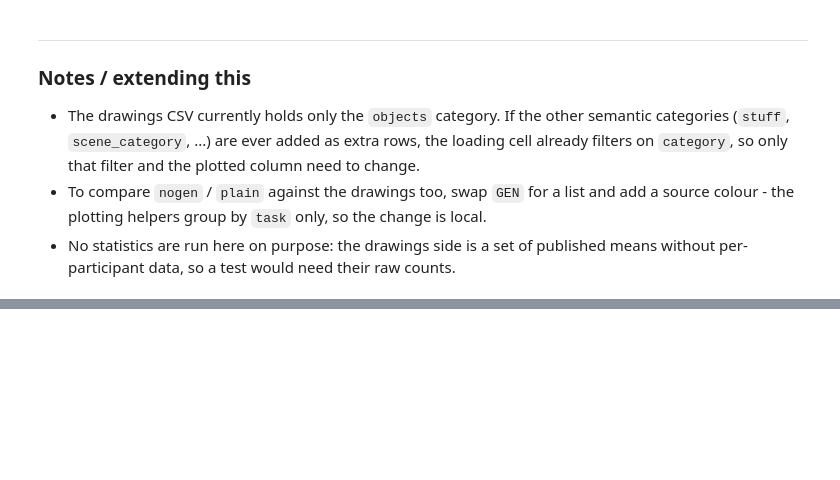
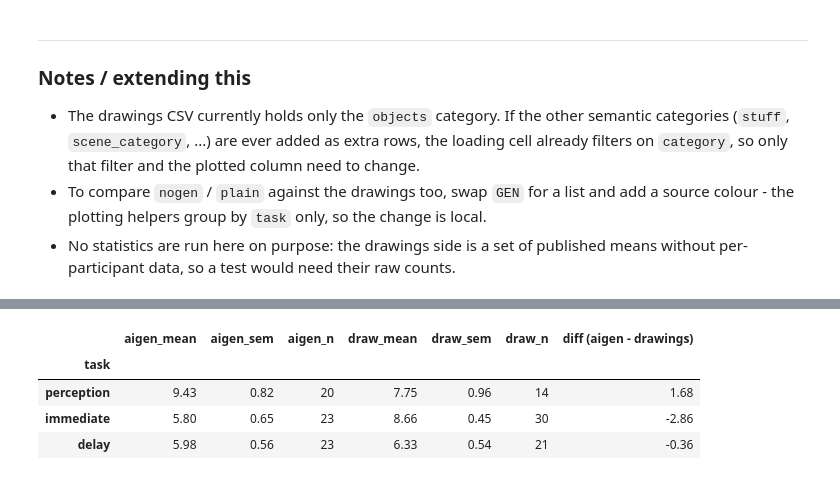
Before and after one commit to AnatKordon/Imagination_in_translation, a Jupyter notebook: analysis/notebooks/describing_vs_drawings_comparison.ipynb, the cells around one changed output, grey strips where cells are left out. Saved outputs shown, nothing was run; the diff lists cells and outputs as text; code cells hidden in the pictures; blank space fills up the shorter version.

```diff
--- a/analysis/notebooks/describing_vs_drawings_comparison.ipynb
+++ b/analysis/notebooks/describing_vs_drawings_comparison.ipynb
@@ -578,0 +626,32 @@ plot_normalised_to_perception()
+# %%
+# --- drawings, per-drawing and validated (the variance-carrying source) ------
+# One row per drawing, same judge and same categories as the aigen rows above.
+DRAW_ARM = "with_hint"          # "no_hint" | "with_hint"
+DRAW_VAL_CSV = (config.ROOT / "Data" / "processed_data" / "wilmas_drawings_2019" /
+                "combined" / "full_data" /
+                f"drawing_semantic_tag_image_validation_full_data_{DRAW_ARM}.csv")
+
+# The export keeps the trials file's `delay` values; this notebook speaks in tasks.
+DELAY_TO_TASK = {"perc": "perception", "imm": "immediate", "del": "delay"}
+
+dv = pd.read_csv(DRAW_VAL_CSV)
+if "error" in dv.columns and dv["error"].notna().any():
+    n_bad = int(dv["error"].notna().sum())
+    print(f"  !! dropping {n_bad}/{len(dv)} drawing row(s) with a validation error")
+    dv = dv[dv["error"].isna()].copy()
+
+dv["task"] = dv["delay"].map(DELAY_TO_TASK)
+assert dv["task"].notna().all(), f"unmapped delay values: {sorted(dv.loc[dv['task'].isna(), 'delay'].unique())}"
+dv["n_objects"] = pd.to_numeric(dv["n_validated_objects"], errors="coerce")
+dv["h_objects"] = pd.to_numeric(dv["n_invalid_not_in_image_objects"], errors="coerce")
+
+
+def draw_ppt_means():
+    """Mean validated objects + 'not in image' cap per (task, uid), collapsing the images a
+    participant drew. Mirrors ppt_means() on the aigen side, so the two are one unit."""
+    return (dv.groupby(["task", "uid"], as_index=False)[["n_objects", "h_objects"]]
+              .mean().rename(columns={"n_objects": "count", "h_objects": "cap"}))
+
+
+print(f"arm = {DRAW_ARM!r}: {len(dv)} drawings, {dv['uid'].nunique()} participants")
+dv.groupby("task").agg(drawings=("uid", "size"), participants=("uid", "nunique")).reindex(TASK_ORDER)
@@ -578,0 +665,19 @@ plot_normalised_to_perception()
+# %%
+# --- Summary table: both sides on participant means -------------------------
+_a, _d = ppt_means(), draw_ppt_means()
+compare = pd.DataFrame({
+    "aigen_mean": _a.groupby("task")["count"].mean(),
+    "aigen_sem":  _a.groupby("task")["count"].sem(),
+    "aigen_n":    _a.groupby("task")["count"].size(),
+    "draw_mean":  _d.groupby("task")["count"].mean(),
+    "draw_sem":   _d.groupby("task")["count"].sem(),
+    "draw_n":     _d.groupby("task")["count"].size(),
+}).reindex(TASK_ORDER)
+compare["diff (aigen - drawings)"] = compare["aigen_mean"] - compare["draw_mean"]
+compare.round(2)
+# %% [output]
+|  | aigen_mean | aigen_sem | aigen_n | draw_mean | draw_sem | draw_n | diff (aigen - drawings) |
+| task |  |  |  |  |  |  |  |
+| perception | 9.43 | 0.82 | 20 | 7.75 | 0.96 | 14 | 1.68 |
+| immediate | 5.80 | 0.65 | 23 | 8.66 | 0.45 | 30 | -2.86 |
+| delay | 5.98 | 0.56 | 23 | 6.33 | 0.54 | 21 | -0.36 |
```
Also changed, not shown: parts of 9 cells of this notebook, 3 other files.
